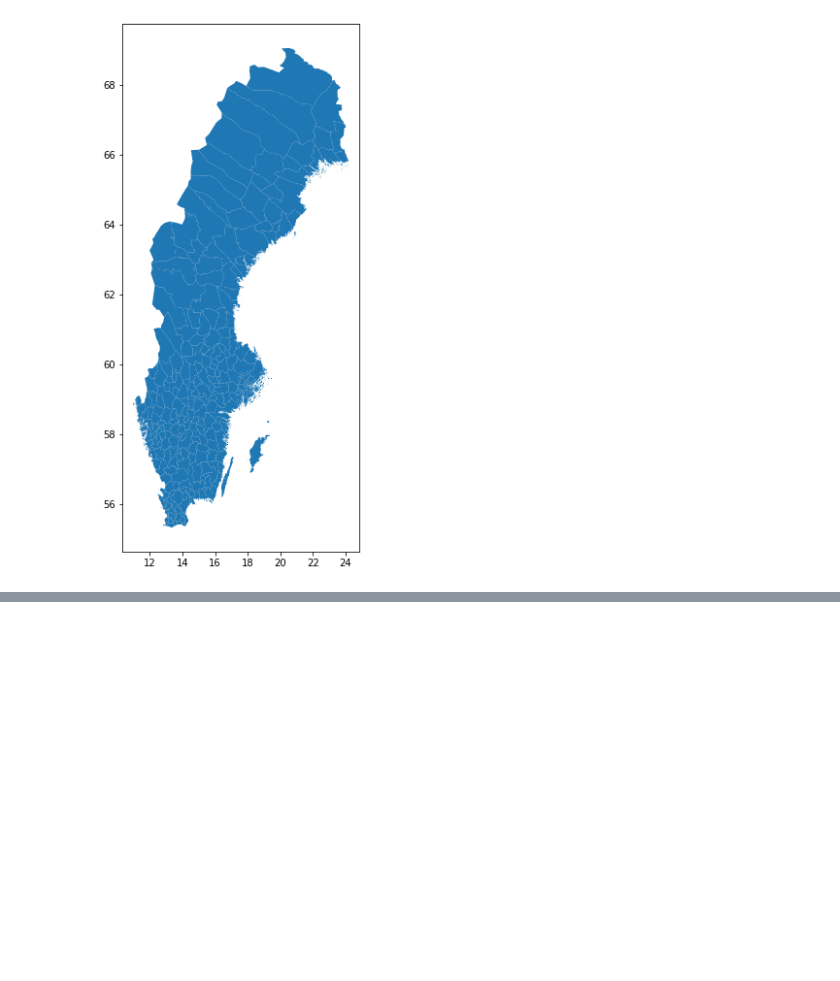
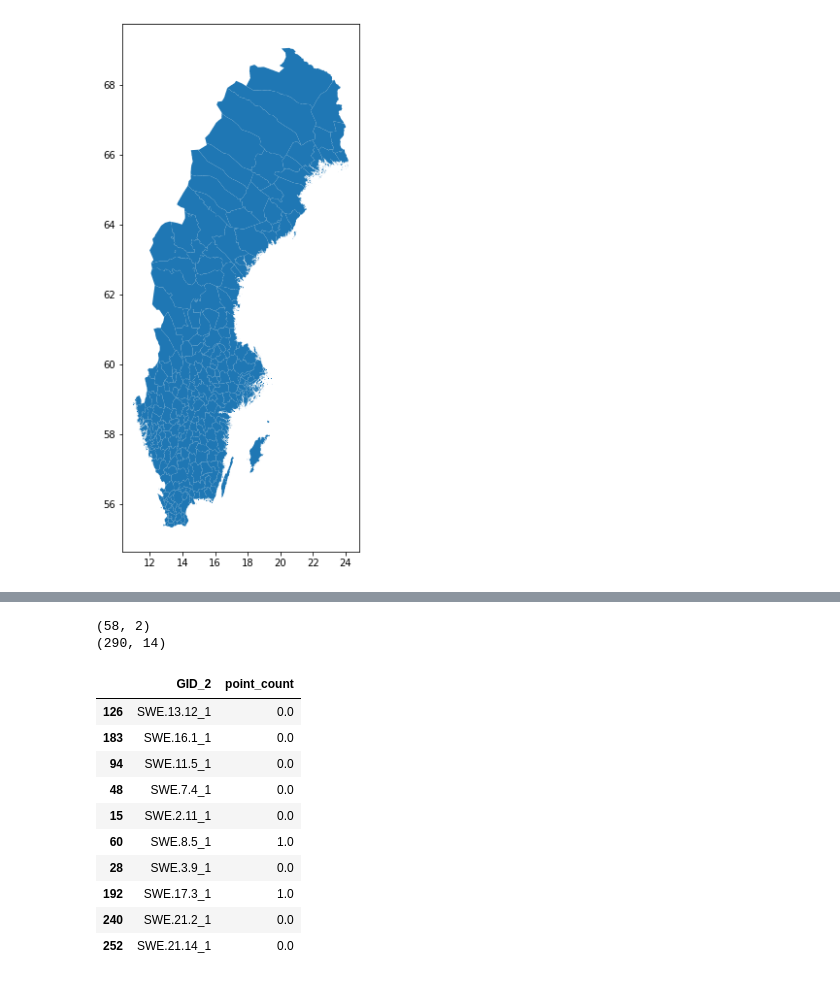
Before and after one commit to yohman/testroom, a Jupyter notebook: Generating random points within polygon bounds.ipynb, the cells around one changed output, grey strips where cells are left out. Saved outputs shown, nothing was run; the diff lists cells and outputs as text; code cells hidden in the pictures; blank space fills up the shorter version.

```diff
--- a/Generating random points within polygon bounds.ipynb
+++ b/Generating random points within polygon bounds.ipynb
@@ -49,0 +65,6 @@ ax.axis('off')
+# %%
+print(point_count.shape)
+print(gdf.shape)
+# %% [output]
+(58, 2)
+(290, 14)
@@ -49,0 +74,14 @@ ax.axis('off')
+# %%
+gdf[['GID_2','point_count']].sample(10)
+# %% [output]
+|  | GID_2 | point_count |
+| 126 | SWE.13.12_1 | 0.0 |
+| 183 | SWE.16.1_1 | 0.0 |
+| 94 | SWE.11.5_1 | 0.0 |
+| 48 | SWE.7.4_1 | 0.0 |
+| 15 | SWE.2.11_1 | 0.0 |
+| 60 | SWE.8.5_1 | 1.0 |
+| 28 | SWE.3.9_1 | 0.0 |
+| 192 | SWE.17.3_1 | 1.0 |
+| 240 | SWE.21.2_1 | 0.0 |
+| 252 | SWE.21.14_1 | 0.0 |
```
Also changed, not shown: parts of 12 cells of this notebook.
